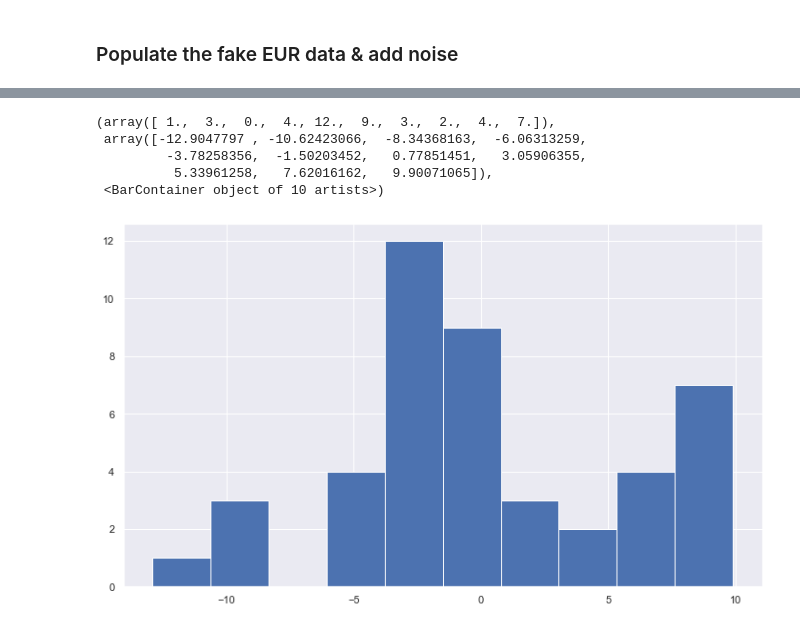
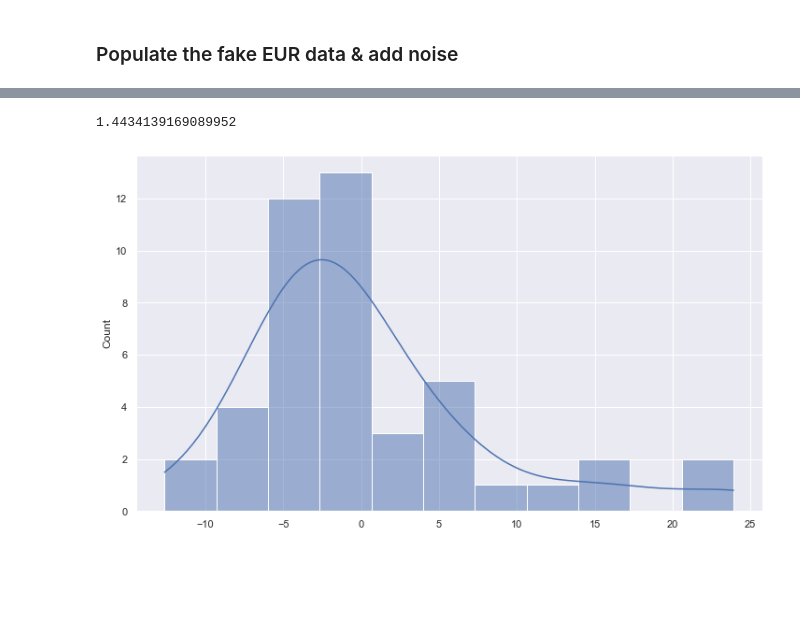
Before and after one commit to samuelshoun/hz_EUR_estimation, a Jupyter notebook: regression.ipynb, the cells around one changed output, grey strips where cells are left out. Drawn from its saved outputs; the diff is of its cells as text; code cells hidden in the pictures; blank space fills up the shorter version.

```diff
--- a/regression.ipynb
+++ b/regression.ipynb
@@ -175,11 +188,9 @@ fit: k: 0.00443
-# %%
-resid = y - mod_sig(x, *popt)
-
-plt.hist(resid)
-# %% [output]
-(array([ 1.,  3.,  0.,  4., 12.,  9.,  3.,  2.,  4.,  7.]),
- array([-12.9047797 , -10.62423066,  -8.34368163,  -6.06313259,
-         -3.78258356,  -1.50203452,   0.77851451,   3.05906355,
-          5.33961258,   7.62016162,   9.90071065]),
- <BarContainer object of 10 artists>)
-[figure, removed]
+# %%
+err = y - mod_sig(x, *popt)
+# %%
+sns.histplot(err, kde=True)
+
+print(skew(err))
+# %% [output]
+1.4434139169089952
+[figure, added]
```
Also changed, not shown: parts of 14 cells of this notebook.
